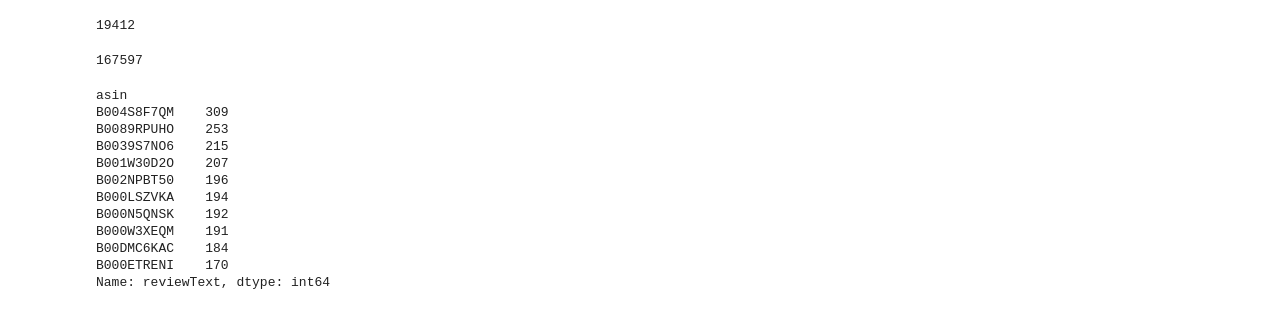
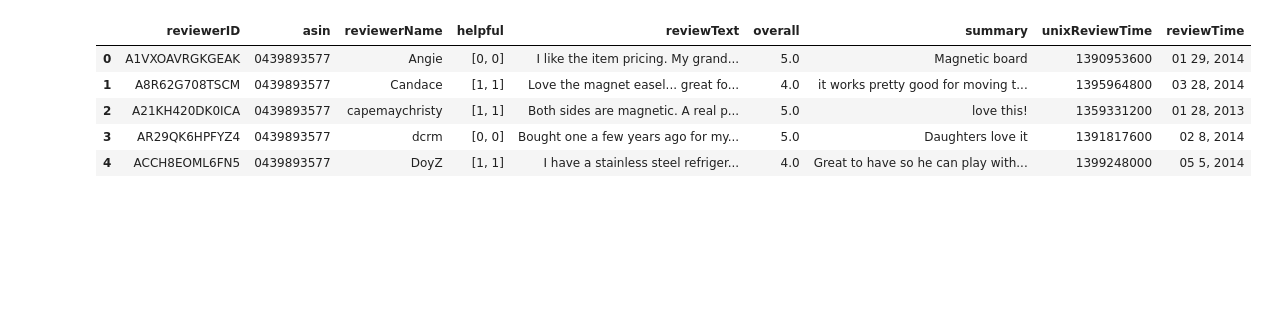
Before and after one commit to siuol456/NLPResearch, a Jupyter notebook: PreProcessing & EDA/EDA_ngram.ipynb, the cells around one changed output. Saved outputs shown, nothing was run; the diff lists cells and outputs as text; code cells hidden in the pictures; blank space fills up the shorter version.

```diff
--- a/PreProcessing & EDA/EDA_ngram.ipynb
+++ b/PreProcessing & EDA/EDA_ngram.ipynb
@@ -14,25 +40,11 @@ for line in open('Toys_and_Games_5.json', 'r'):
 # %%
 df_test = pd.DataFrame(review_A)
 # %%
-len(df_test.reviewerID.unique())
+df_test.head()
 # %% [output]
-19412
+|  | reviewerID | asin | reviewerName | helpful | reviewText | overall | summary | unixReviewTime | reviewTime |
+| 0 | A1VXOAVRGKGEAK | 0439893577 | Angie | [0, 0] | I like the item pricing. My grand... | 5.0 | Magnetic board | 1390953600 | 01 29, 2014 |
+| 1 | A8R62G708TSCM | 0439893577 | Candace | [1, 1] | Love the magnet easel... great fo... | 4.0 | it works pretty good for moving t... | 1395964800 | 03 28, 2014 |
+| 2 | A21KH420DK0ICA | 0439893577 | capemaychristy | [1, 1] | Both sides are magnetic. A real p... | 5.0 | love this! | 1359331200 | 01 28, 2013 |
+| 3 | AR29QK6HPFYZ4 | 0439893577 | dcrm | [0, 0] | Bought one a few years ago for my... | 5.0 | Daughters love it | 1391817600 | 02 8, 2014 |
+| 4 | ACCH8EOML6FN5 | 0439893577 | DoyZ | [1, 1] | I have a stainless steel refriger... | 4.0 | Great to have so he can play with... | 1399248000 | 05 5, 2014 |
-# %%
-len(df_test)
-# %% [output]
-167597
-# %%
-df_test.groupby(['asin']).count().reviewText.sort_values(ascending=False).head(10)
-# %% [output]
-asin
-B004S8F7QM    309
-B0089RPUHO    253
-B0039S7NO6    215
-B001W30D2O    207
-B002NPBT50    196
-B000LSZVKA    194
-B000N5QNSK    192
-B000W3XEQM    191
-B00DMC6KAC    184
-B000ETRENI    170
-Name: reviewText, dtype: int64
```
Also changed, not shown: parts of 10 cells of this notebook, 1 other file.
